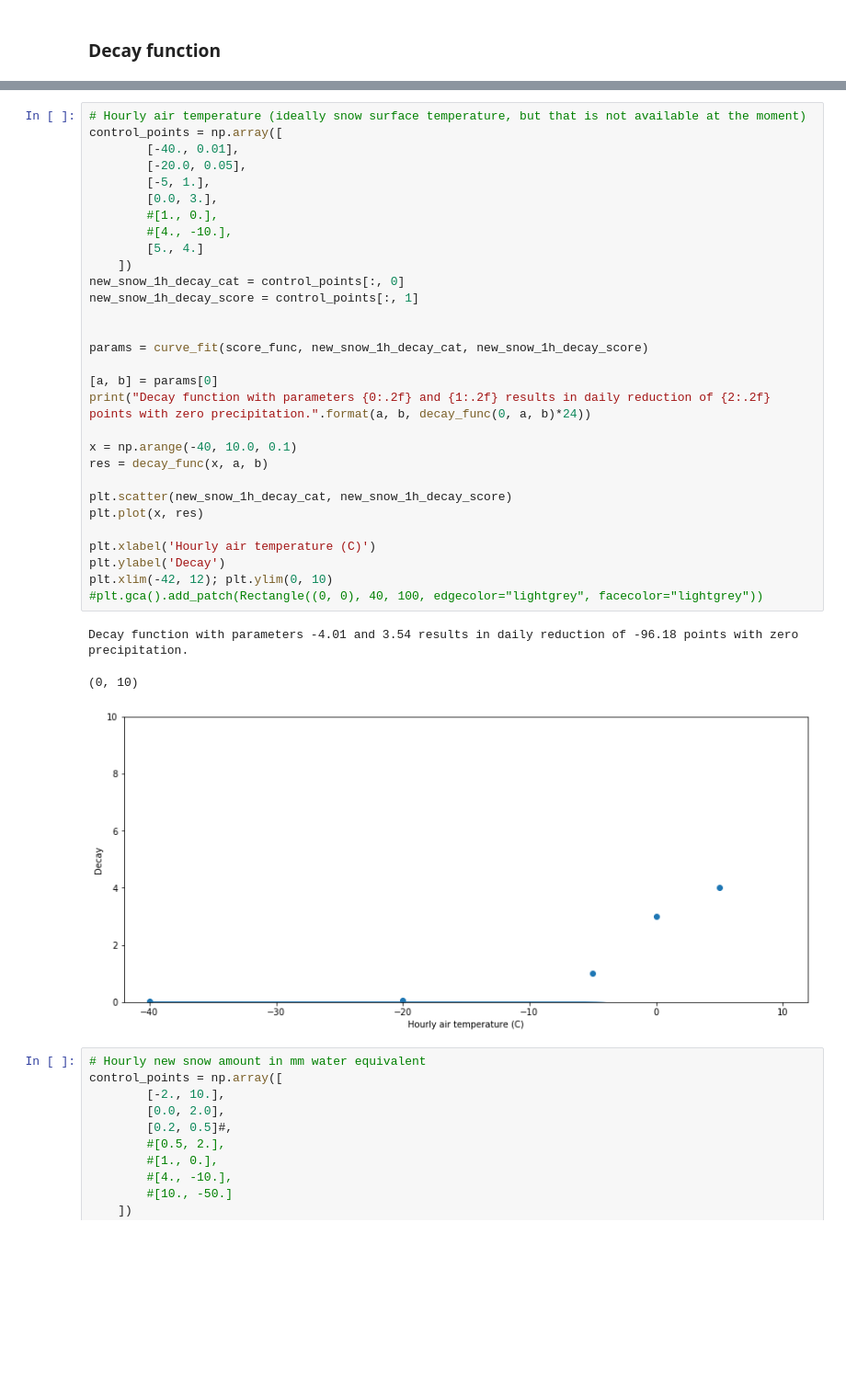
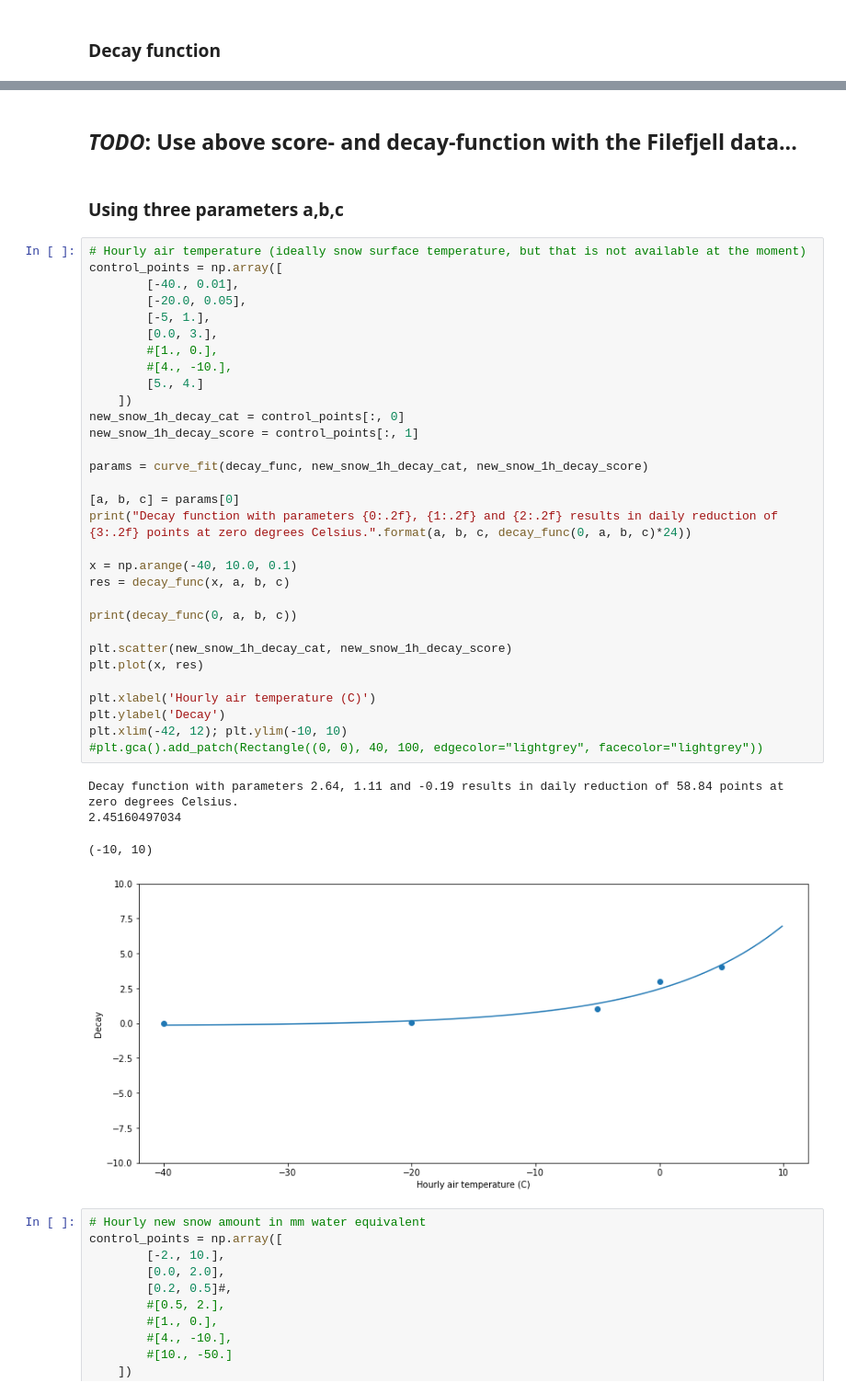
Before and after one commit to kmunve/APS, a Jupyter notebook: aps/notebooks/new_snow_problem.ipynb, the cells around one changed output, grey strips where cells are left out. Shown: that part at 92% size. Drawn from its saved outputs; the diff is of its cells as text; blank space fills up the shorter version.

Commit message:
Corrected a bug in the decay function of the new snow problem.

```diff
--- a/aps/notebooks/new_snow_problem.ipynb
+++ b/aps/notebooks/new_snow_problem.ipynb
@@ -259,37 +299,43 @@ Score function with parameters 4.62 and 40.19 results in daily increase of 65.54
+# %% [markdown]
+## *TODO*: Use above score- and decay-function with the Filefjell data...
+# %% [markdown]
+### Using three parameters a,b,c
 # %%
 # Hourly air temperature (ideally snow surface temperature, but that is not available at the moment)
 control_points = np.array([
         [-40., 0.01],
         [-20.0, 0.05],
         [-5, 1.],
         [0.0, 3.],
         #[1., 0.],
         #[4., -10.],
         [5., 4.]
     ])
 new_snow_1h_decay_cat = control_points[:, 0]
 new_snow_1h_decay_score = control_points[:, 1]
 
+params = curve_fit(decay_func, new_snow_1h_decay_cat, new_snow_1h_decay_score)
 
-params = curve_fit(score_func, new_snow_1h_decay_cat, new_snow_1h_decay_score)
-
-[a, b] = params[0]
-print("Decay function with parameters {0:.2f} and {1:.2f} results in daily reduction of {2:.2f} points with zero precipitation.".format(a, b, decay_func(0, a, b)*24))
+[a, b, c] = params[0]
+print("Decay function with parameters {0:.2f}, {1:.2f} and {2:.2f} results in daily reduction of {3:.2f} points at zero degrees Celsius.".format(a, b, c, decay_func(0, a, b, c)*24))
 
 x = np.arange(-40, 10.0, 0.1)
-res = decay_func(x, a, b)
+res = decay_func(x, a, b, c)
+
+print(decay_func(0, a, b, c))
 
 plt.scatter(new_snow_1h_decay_cat, new_snow_1h_decay_score)
 plt.plot(x, res)
 
 plt.xlabel('Hourly air temperature (C)')
 plt.ylabel('Decay')
-plt.xlim(-42, 12); plt.ylim(0, 10)
+plt.xlim(-42, 12); plt.ylim(-10, 10)
 #plt.gca().add_patch(Rectangle((0, 0), 40, 100, edgecolor="lightgrey", facecolor="lightgrey"))
 # %% [output]
-Decay function with parameters -4.01 and 3.54 results in daily reduction of -96.18 points with zero precipitation.
+Decay function with parameters 2.64, 1.11 and -0.19 results in daily reduction of 58.84 points at zero degrees Celsius.
+2.45160497034
-(0, 10)
+(-10, 10)
-[figure, old version]
+[figure, new version]
 # %%
 # Hourly new snow amount in mm water equivalent
 control_points = np.array([
```
Also changed, not shown: parts of 1 cell of this notebook, 1 other file.
